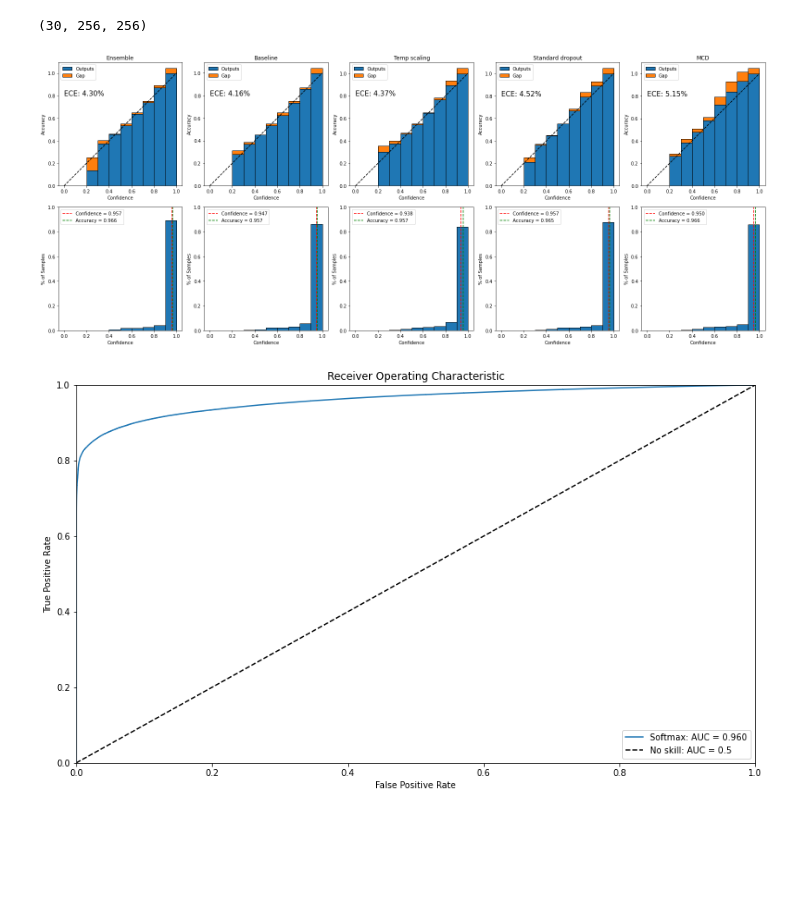
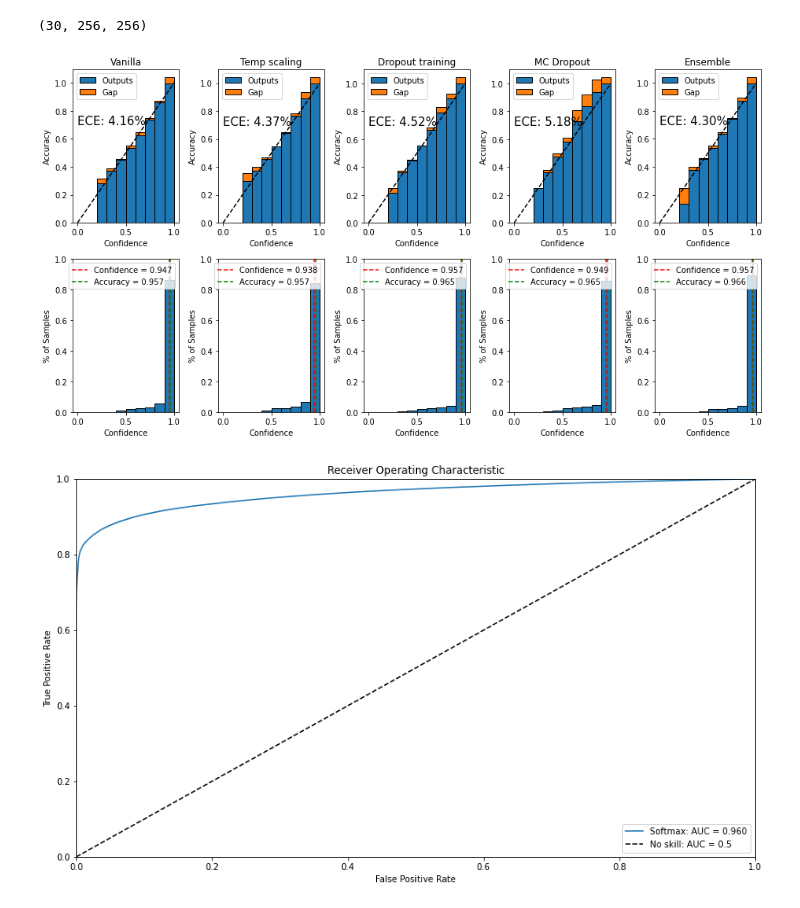
Before and after one commit to vlasakjiri/uncertainty-estimations, a Jupyter notebook: segmentation-covid19.ipynb, the cells around one changed output. Drawn from its saved outputs; the diff is of its cells as text; code cells hidden in the pictures; blank space fills up the shorter version.

Commit message:
Added covid 19 figures

```diff
--- a/segmentation-covid19.ipynb
+++ b/segmentation-covid19.ipynb
@@ -239,37 +264,40 @@ progress_ensemble.predictions.shape
 # %%
 # nll = nn.CrossEntropyLoss()(torch.tensor(progress.logits), torch.tensor(
 #     progress.labels, dtype=torch.long)).item()
 # print(
 #     f"Accuracy: {(progress.predictions==progress.labels).sum()*100/len(progress.labels):.2f}%, "
 #     f"NLL: {nll:4f}"
 # )
 
 # # mc_logits = progress.dropout_logits.mean(axis=0)
 # dropout_max_probs = progress.dropout_outputs.max(axis=-1)
 
 # utils.visualisations.samples_removed_vs_acc([
 #     ("Max prob", np.argsort(progress.max_probs)),
 #     ("Dropout max probs", np.argsort(dropout_max_probs))],
 #     progress.labels,
 #     progress.predictions,
 #     progress.dropout_predictions)
 
 dropout_max_probs = progress_dropout.dropout_outputs.max(axis=1).ravel()
 ensemble_max_probs = progress_ensemble.logits.max(axis=1).ravel()
 
 utils.visualisations.calibration_graph([
+        ("Vanilla", progress.max_probs, np.argsort(progress.max_probs), progress.predictions.ravel()),
+        ("Temp scaling", progress_scaled.max_probs, np.argsort(progress_scaled.max_probs), progress_scaled.predictions.ravel()),
+        ("Dropout training", progress_dropout.max_probs, np.argsort(progress_dropout.max_probs), progress_dropout.predictions.ravel()),
+        ("MC Dropout", dropout_max_probs, np.argsort(dropout_max_probs), progress_dropout.dropout_outputs.argmax(axis=1).ravel()),
         ("Ensemble", ensemble_max_probs, np.argsort(ensemble_max_probs), progress_ensemble.predictions.ravel()),
-        ("Baseline", progress.max_probs, np.argsort(progress.max_probs), progress.predictions.ravel()),
-        ("Temp scaling", progress_scaled.max_probs, np.argsort(progress_scaled.max_probs), progress_scaled.predictions.ravel()),
-        ("Standard dropout", progress_dropout.max_probs, np.argsort(progress_dropout.max_probs), progress_dropout.predictions.ravel()),
-        ("MCD", dropout_max_probs, np.argsort(dropout_max_probs), progress_dropout.dropout_outputs.argmax(axis=1).ravel()),
 
 
     ],
     progress.labels,
+    figsize=(13,7)
     )
+
+plt.savefig("figures/covid19-calibration.pdf")
 # %% [output]
-[figure, old version]
+[figure, new version]
 # %%
 curves = []
 
```
Also changed, not shown: parts of 9 cells of this notebook, 4 other files.
